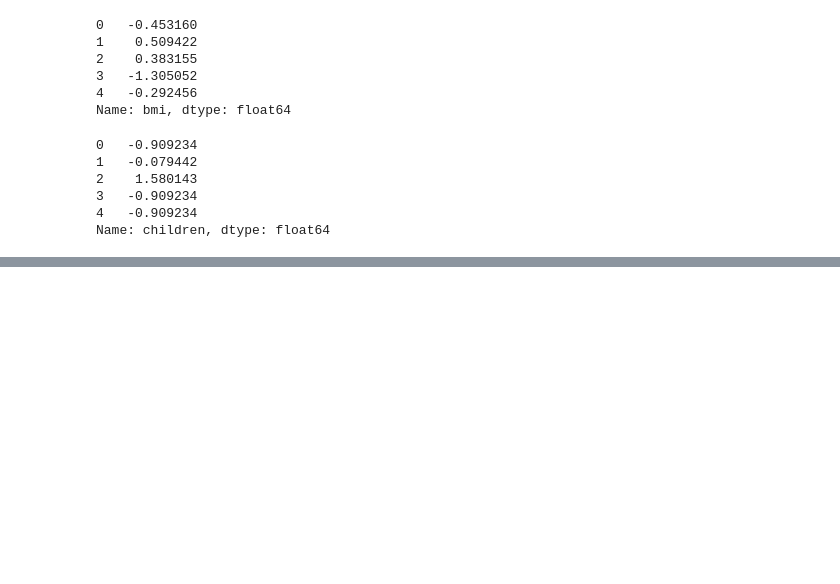
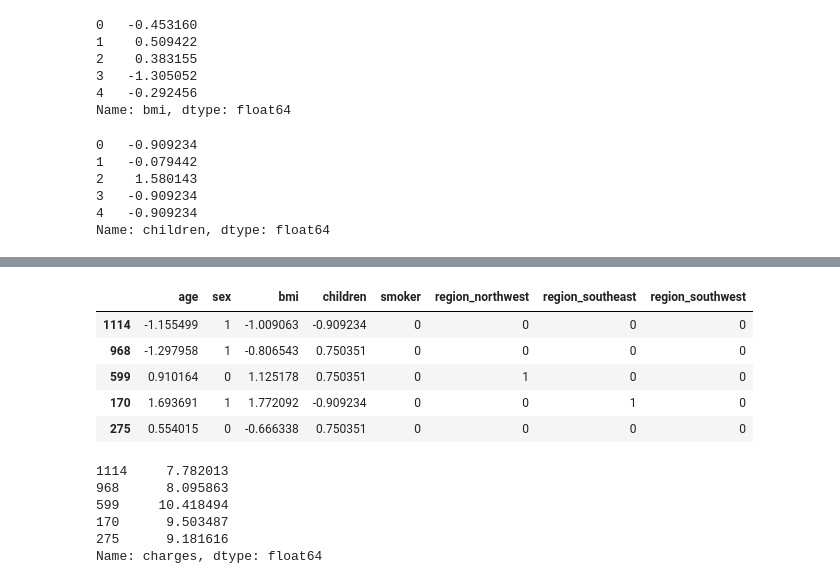
Before and after one commit to Bikram213/Medical-Insurance-Cost-Predictor, a Jupyter notebook: medical_cost.ipynb, the cells around one changed output, grey strips where cells are left out. Saved outputs shown, nothing was run; the diff lists cells and outputs as text; code cells hidden in the pictures; blank space fills up the shorter version.

```diff
--- a/medical_cost.ipynb
+++ b/medical_cost.ipynb
@@ -298,0 +327,2 @@ Name: children, dtype: float64
+# %%
+y = new_df['charges']
@@ -298,0 +338,21 @@ Name: children, dtype: float64
+# %%
+#split the data
+xtrain, xtest, ytrain, ytest = train_test_split(x, y, train_size= .8, random_state= 42 )
+# %%
+xtrain.head()
+# %% [output]
+|  | age | sex | bmi | children | smoker | region_northwest | region_southeast | region_southwest |
+| 1114 | -1.155499 | 1 | -1.009063 | -0.909234 | 0 | 0 | 0 | 0 |
+| 968 | -1.297958 | 1 | -0.806543 | 0.750351 | 0 | 0 | 0 | 0 |
+| 599 | 0.910164 | 0 | 1.125178 | 0.750351 | 0 | 1 | 0 | 0 |
+| 170 | 1.693691 | 1 | 1.772092 | -0.909234 | 0 | 0 | 1 | 0 |
+| 275 | 0.554015 | 0 | -0.666338 | 0.750351 | 0 | 0 | 0 | 0 |
+# %%
+ytrain.head()
+# %% [output]
+1114     7.782013
+968      8.095863
+599     10.418494
+170      9.503487
+275      9.181616
+Name: charges, dtype: float64
```
Also changed, not shown: parts of 16 cells of this notebook.
